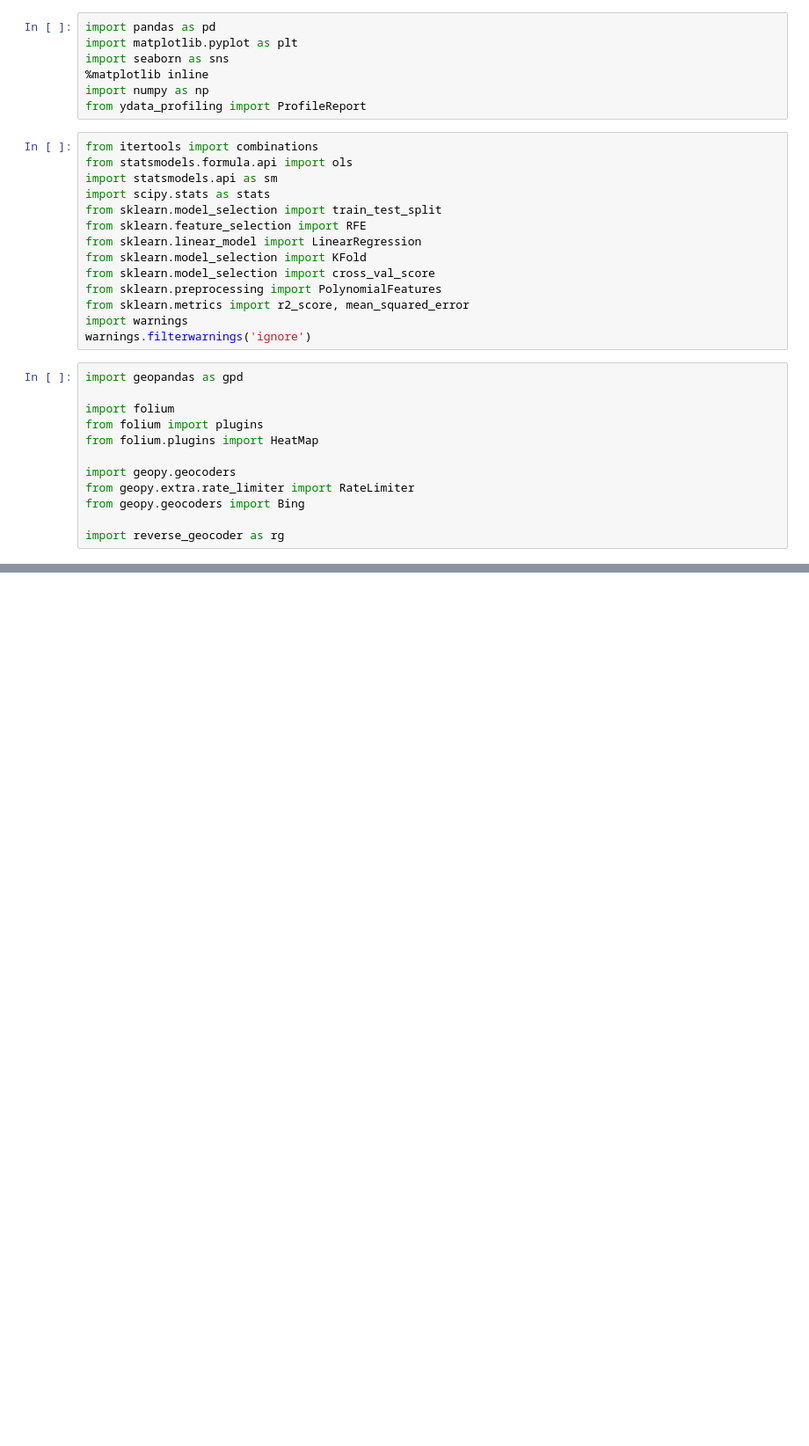
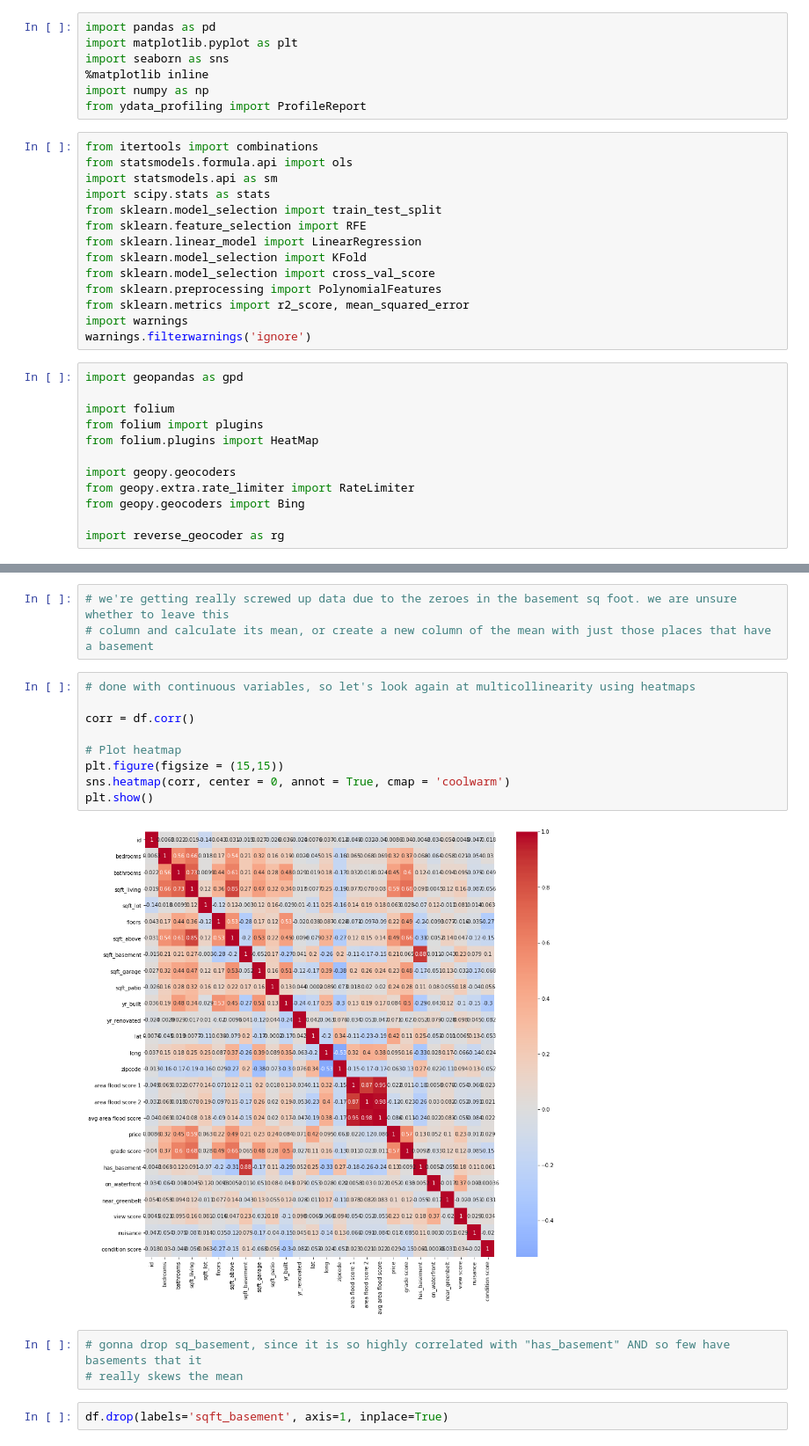
Before and after one commit to Lou-Hines/Housing_Prices_and_Flood_Risk, a Jupyter notebook: EDA-Hines-5 (Regressions).ipynb, the cells around one changed output, grey strips where cells are left out. Shown at 88% size. Drawn from its saved outputs; the diff is of its cells as text; blank space fills up the shorter version.

```diff
--- a/EDA-Hines-5 (Regressions).ipynb
+++ b/EDA-Hines-5 (Regressions).ipynb
@@ -33,0 +61,19 @@ import reverse_geocoder as rg
+# %%
+# we're getting really screwed up data due to the zeroes in the basement sq foot. we are unsure whether to leave this
+# column and calculate its mean, or create a new column of the mean with just those places that have a basement
+# %%
+# done with continuous variables, so let's look again at multicollinearity using heatmaps
+
+corr = df.corr()
+
+# Plot heatmap
+plt.figure(figsize = (15,15))
+sns.heatmap(corr, center = 0, annot = True, cmap = 'coolwarm')
+plt.show()
+# %% [output]
+[figure, added]
+# %%
+# gonna drop sq_basement, since it is so highly correlated with "has_basement" AND so few have basements that it
+# really skews the mean
+# %%
+df.drop(labels='sqft_basement', axis=1, inplace=True)
```
Also changed, not shown: parts of 12 cells of this notebook.
